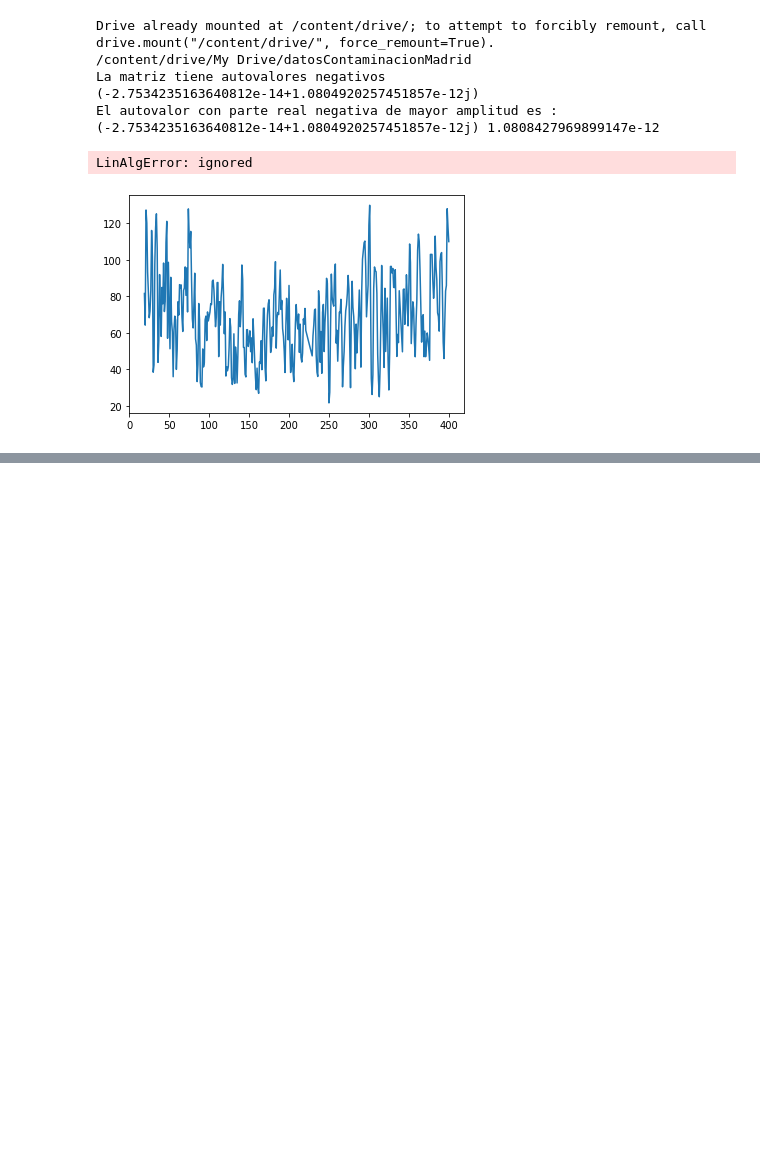
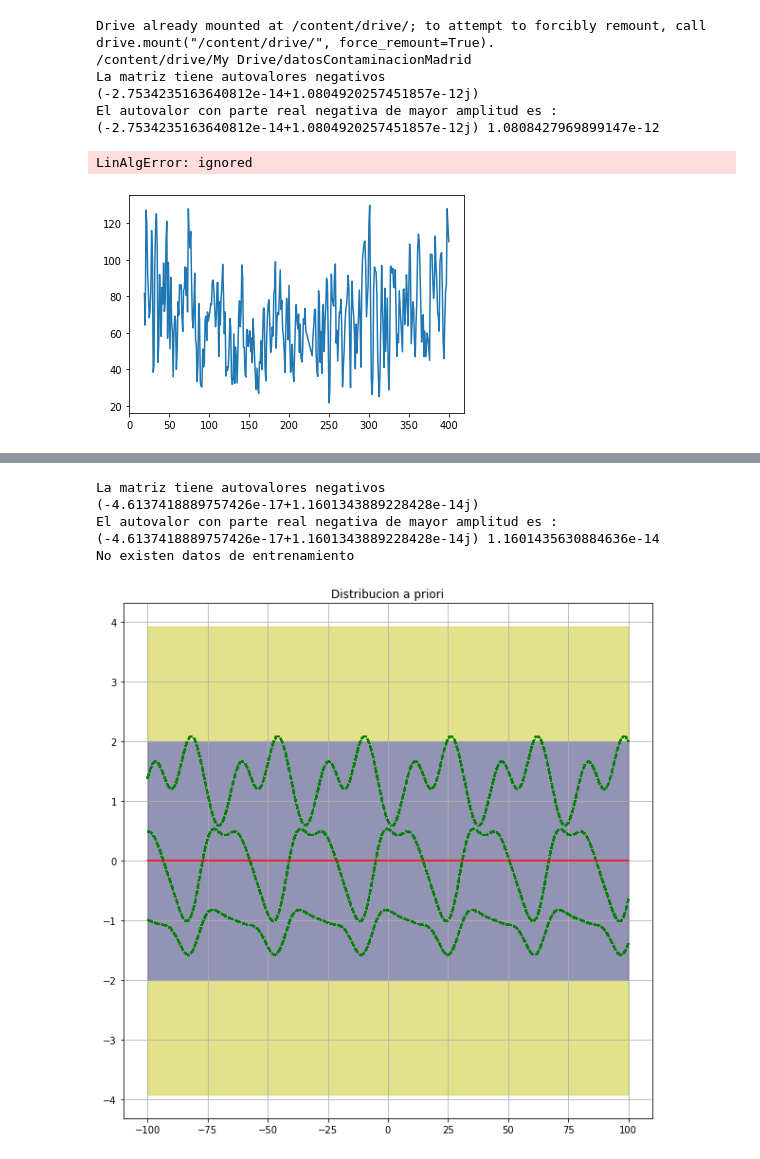
Before and after one commit to juanlu29/juanlu29, a Jupyter notebook: ajustesParametrosContaminacionMadrid.ipynb, the cells around one changed output, grey strips where cells are left out. Saved outputs shown, nothing was run; the diff lists cells and outputs as text; code cells hidden in the pictures; blank space fills up the shorter version.

```diff
--- a/ajustesParametrosContaminacionMadrid.ipynb
+++ b/ajustesParametrosContaminacionMadrid.ipynb
@@ -19,7 +19,6 @@ class datosVisualizacion():
     '''
     self.fig,self.ax = plt.subplots(nrows=1,ncols=1,figsize=(10,10))
     self.ax.set_title(self.titulo)
-    self.fig_hm, self.ax_hm = plt.subplots(nrows=1,ncols=1,figsize=(10,10))
 
   def add_covariance(self, cov):
     '''
@@ -85,14 +84,11 @@ class datosVisualizacion():
     '''
     Muestra en pantalla contorno de 1 y 2 veces los valores de sigma del proceso gausiano
     '''
-    self.ax.fill(np.concatenate((self.x_sigma,self.x_sigma[::-1])),
-             np.concatenate((self.mean - 1.9600 * self.sigma,
-                             (self.mean + 1.9600 * self.sigma)[::-1])),
-             alpha=.45, fc='y', ec='None', label='95% confidence interval')
-    self.ax.fill(np.concatenate((self.x_sigma,self.x_sigma[::-1])),
-             np.concatenate((self.mean - 1.000 * self.sigma,
-                             (self.mean + 1.000 * self.sigma)[::-1])),
-             alpha=.35, fc='b', ec='None', label='68% confidence interval')
+
+    self.ax.fill_between(self.x_sigma,self.mean - 1.9600 * self.sigma,self.mean + 1.9600 * self.sigma,
+             alpha=.45, color='y', edgecolor='None', label='95% confidence interval')
+    self.ax.fill_between(self.x_sigma,self.mean - 1.0000 * self.sigma,self.mean + 1.0000 * self.sigma,
+             alpha=.35, color='b', edgecolor='None', label='68% confidence interval')
 
   def plotCorrPuntoPunto(self,indices):
     '''
@@ -124,6 +120,7 @@ class datosVisualizacion():
     '''
     Visualiza covarianza como campo bidimensional
     '''
+    self.fig_hm, self.ax_hm = plt.subplots(nrows=1,ncols=1,figsize=(10,10))
     plotRange = np.arange(len(self.cov_GP))
     heatmap = self.ax_hm.pcolormesh(self.cov_GP,cmap='RdBu_r')
     self.ax_hm.axis([plotRange.min(), plotRange.max(), plotRange.max(), plotRange.min()])
@@ -800,0 +991,46 @@ visualizacion_poste.mostrarPlot() # Muestra incertidumbre de la distribución de
+# %%
+
+
+# Creamos objetos para el ajuste de procesos gaussianos y asociamos kernel junto a sus derivadas
+ejemplo = gaussProcess(np.array([1,2,3]),np.array([1,2,3,]),*[2.,2.,6., 1.])
+k = lambda x,y,sh,lh,ph,sigmah : ejemplo.Kernels.exponencialSenoCuadratico(x,y,sh,lh,ph)
+ejemplo.compCov(k) # Aqui especificamos los hiperparametros
+dk11 = lambda x,y,so,lo,sh,lh,ph,sigmah: ejemplo.Kernels.expSen_der_s(x,y,sh,lh,ph)
+dk12 = lambda x,y,so,lo,sh,lh,ph,sigmah: ejemplo.Kernels.expSen_der_l(x,y,sh,lh,ph)
+dk13 = lambda x,y,so,lo,sh,lh,ph,sigmah: ejemplo.Kernels.expSen_der_p(x,y,sh,lh,ph)
+dk = np.array([dk11,dk12,dk13,dk21,dk22])
+#sinKer.funciones = np.asarray([lambda x,y,sh,lh,ph,sigmah: sinKer.Kernels.expSen_der_s(x,y,sh,lh,ph), lambda x,y,sh,lh,ph,sigmah: sinKer.Kernels.expSen_der_l(x,y,sh,lh,ph), lambda x,y,sh,lh,ph,sigmah: sinKer.Kernels.expSen_der_p(x,y,sh,lh,ph)])
+ejemplo.compDerCov(dk)
+
+dp = 10
+po = -100
+pf = 100
+nump = (pf-po)*dp
+
+test = np.linspace(po,pf,nump)
+ejemplo.prioriGP(test)
+
+# Optimizacion de hiperparametros
+
+sigma_prior = ejemplo.sigmaCalc(ejemplo.Cov_priori)
+
+n_r = 3
+
+
+# A priori
+visualizacion_prior = datosVisualizacion("Distribucion a priori")
+
+visualizacion_prior.add_covariance(ejemplo.Cov_priori)
+visualizacion_prior.add_sigma(test,sigma_prior)
+visualizacion_prior.add_mean(test,ejemplo.Media_priori)
+
+[visualizacion_prior.add_data(test,ejemplo.procesosPrioriGP(),inset) for inset in range(n_r) ]
+[visualizacion_prior.add_data_plot(inset) for inset in range(n_r) ] # Visualiza trayectorias obtenidas de la distribución a priori
+
+visualizacion_prior.mostrarPlot() # Muestra incertidumbre de la distribución de trayectorias a priori
+# %% [output]
+La matriz tiene autovalores negativos
+(-4.6137418889757426e-17+1.1601343889228428e-14j)
+El autovalor con parte real negativa de mayor amplitud es : (-4.6137418889757426e-17+1.1601343889228428e-14j) 1.1601435630884636e-14
+No existen datos de entrenamiento
+[figure, added]
```
Also changed, not shown: parts of 3 cells of this notebook.
